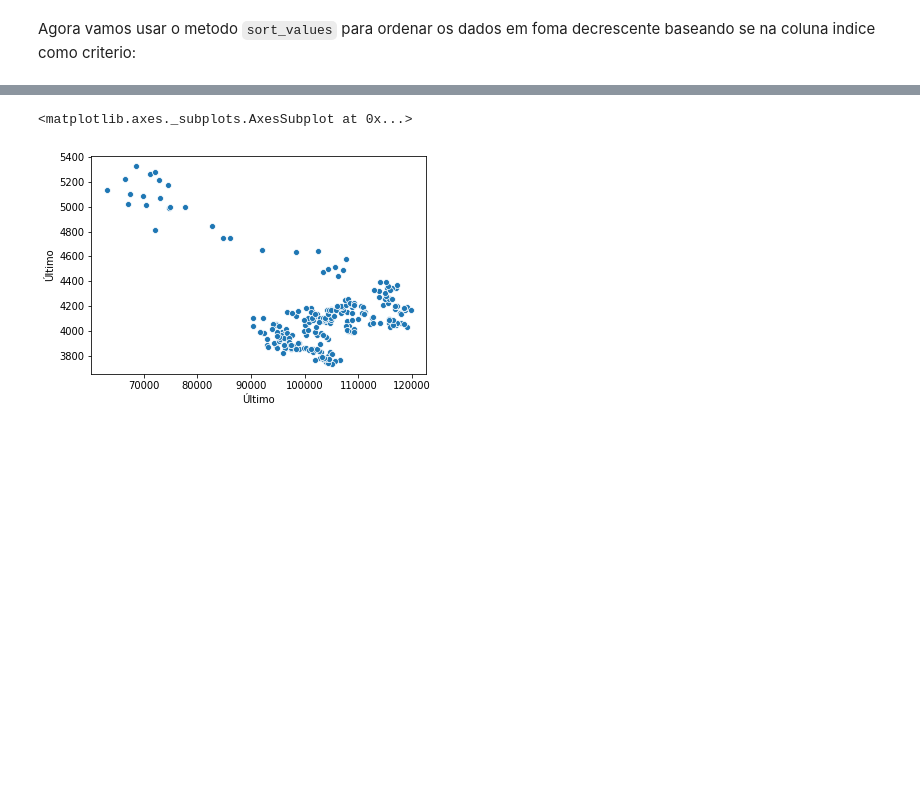
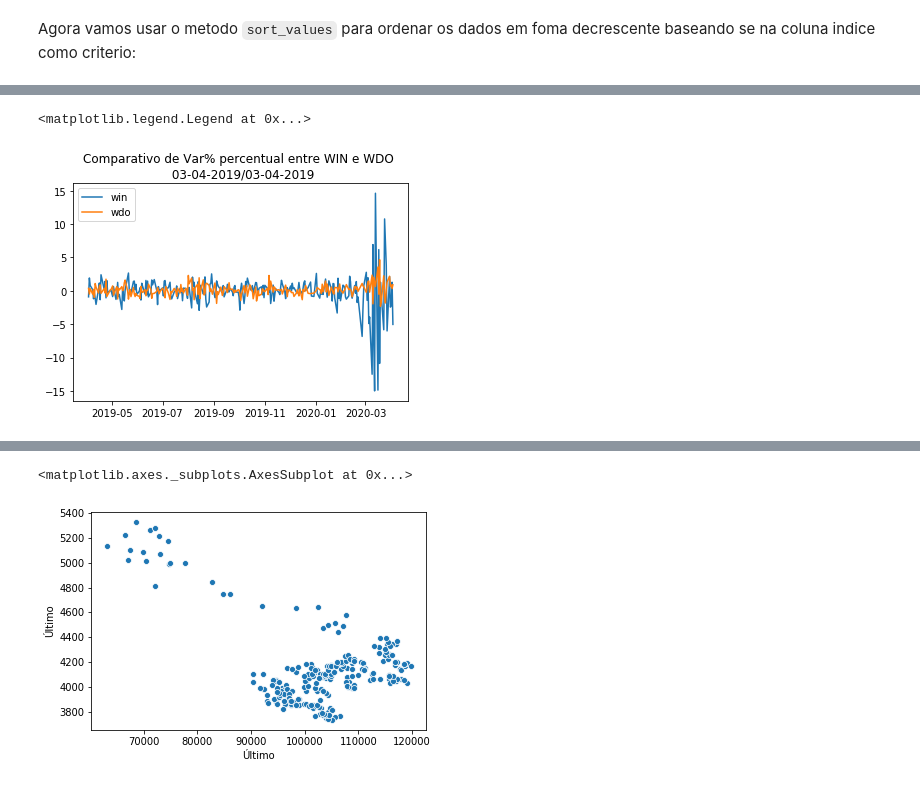
Before and after one commit to nilberthsouza/Analise-WIN-WDO, a Jupyter notebook: Analisando Win e Wdo.ipynb, the cells around one changed output, grey strips where cells are left out. Drawn from its saved outputs; the diff is of its cells as text; code cells hidden in the pictures; blank space fills up the shorter version.

```diff
--- a/Analisando Win e Wdo.ipynb
+++ b/Analisando Win e Wdo.ipynb
@@ -148,0 +165,8 @@ for i in range(len(win['Var%'])):
+# %%
+plt.title("Comparativo de Var% percentual entre WIN e WDO \n 03-04-2019/03-04-2019")
+plt.plot(win['Data'], win['Var%'],label="win")
+plt.plot(wdo['Data'], wdo['Var%'],label="wdo")
+plt.legend()
+# %% [output]
+<matplotlib.legend.Legend at 0x...>
+[figure, added]
```
Also changed, not shown: parts of 9 cells of this notebook.
